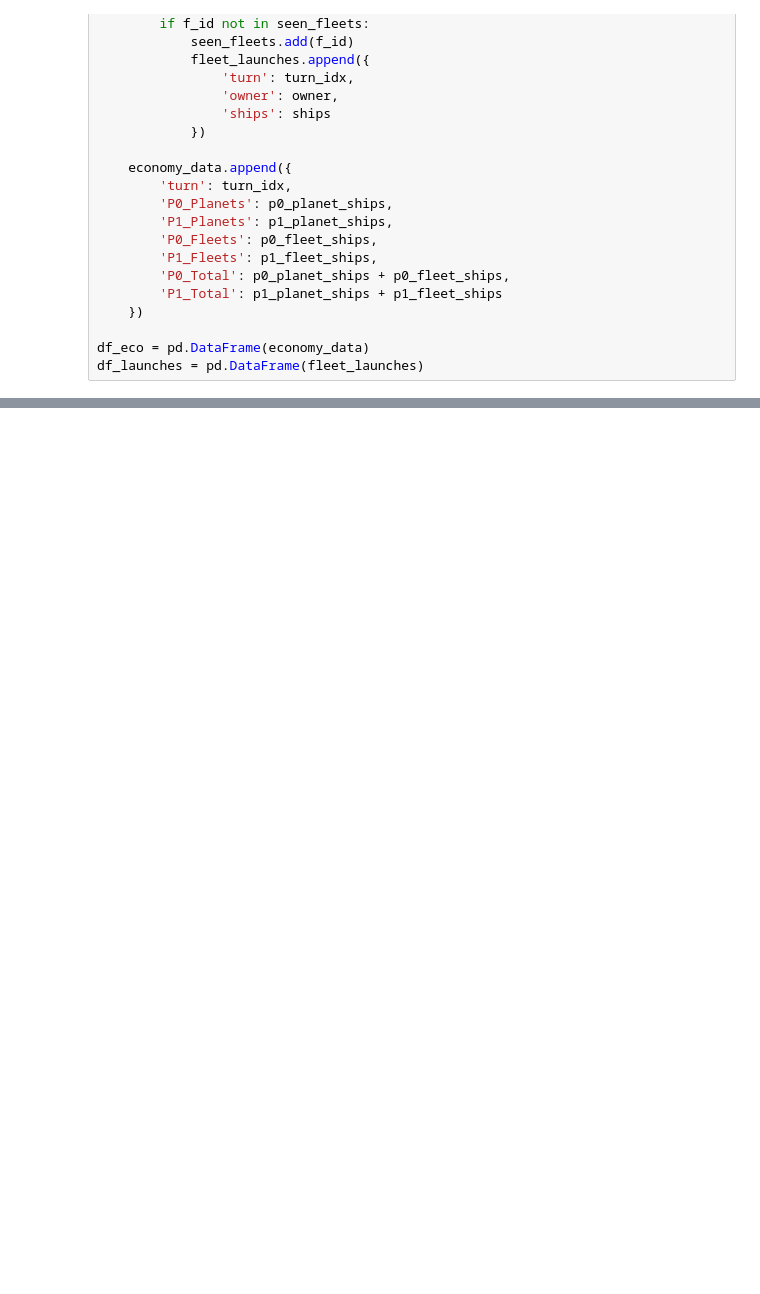
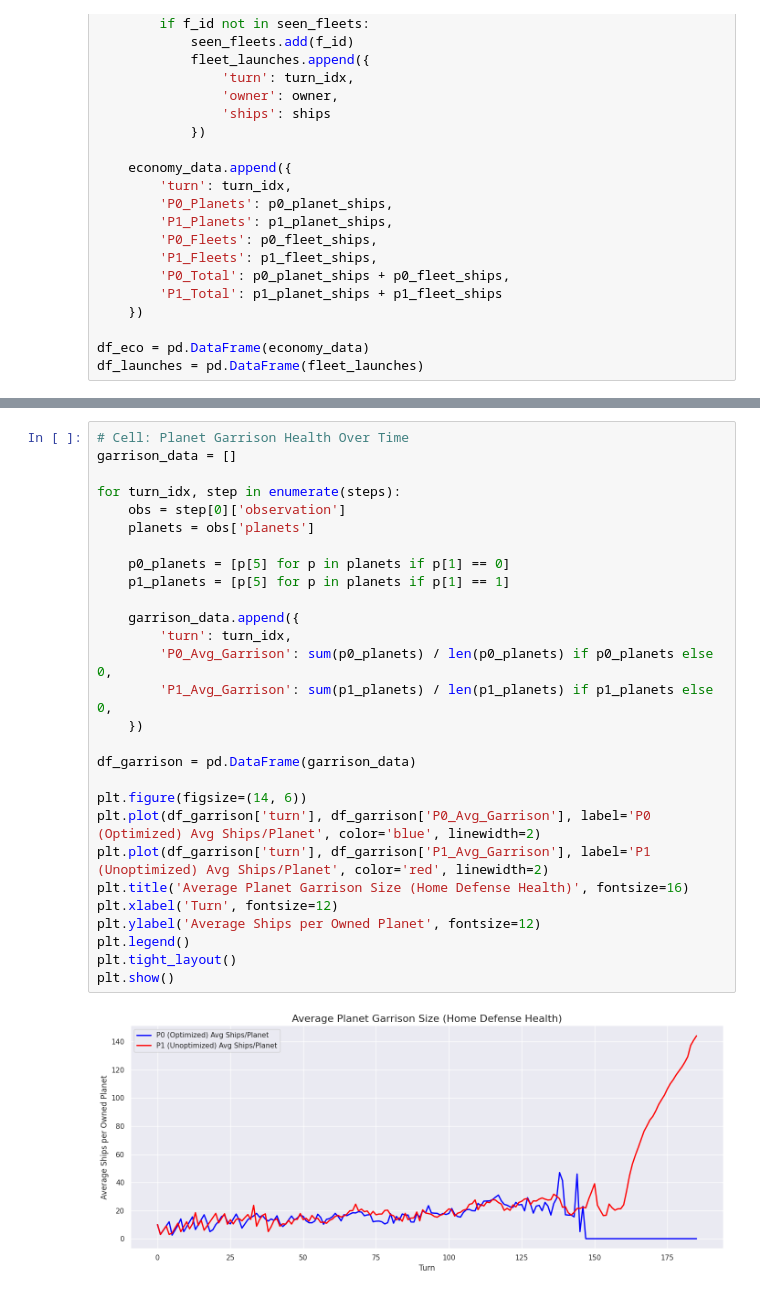
Before and after one commit to S4K50M/OrbitWars, a Jupyter notebook: eda/eda_replay.ipynb, the cells around one changed output, grey strips where cells are left out. Drawn from its saved outputs; the diff is of its cells as text; blank space fills up the shorter version.

```diff
--- a/eda/eda_replay.ipynb
+++ b/eda/eda_replay.ipynb
@@ -135,0 +137,30 @@ plt.show()
+# %%
+# Cell: Planet Garrison Health Over Time
+garrison_data = []
+
+for turn_idx, step in enumerate(steps):
+    obs = step[0]['observation']
+    planets = obs['planets']
+
+    p0_planets = [p[5] for p in planets if p[1] == 0]
+    p1_planets = [p[5] for p in planets if p[1] == 1]
+
+    garrison_data.append({
+        'turn': turn_idx,
+        'P0_Avg_Garrison': sum(p0_planets) / len(p0_planets) if p0_planets else 0,
+        'P1_Avg_Garrison': sum(p1_planets) / len(p1_planets) if p1_planets else 0,
+    })
+
+df_garrison = pd.DataFrame(garrison_data)
+
+plt.figure(figsize=(14, 6))
+plt.plot(df_garrison['turn'], df_garrison['P0_Avg_Garrison'], label='P0 (Optimized) Avg Ships/Planet', color='blue', linewidth=2)
+plt.plot(df_garrison['turn'], df_garrison['P1_Avg_Garrison'], label='P1 (Unoptimized) Avg Ships/Planet', color='red', linewidth=2)
+plt.title('Average Planet Garrison Size (Home Defense Health)', fontsize=16)
+plt.xlabel('Turn', fontsize=12)
+plt.ylabel('Average Ships per Owned Planet', fontsize=12)
+plt.legend()
+plt.tight_layout()
+plt.show()
+# %% [output]
+[figure, added]
```
Also changed, not shown: parts of 4 cells of this notebook, 4 other files.
